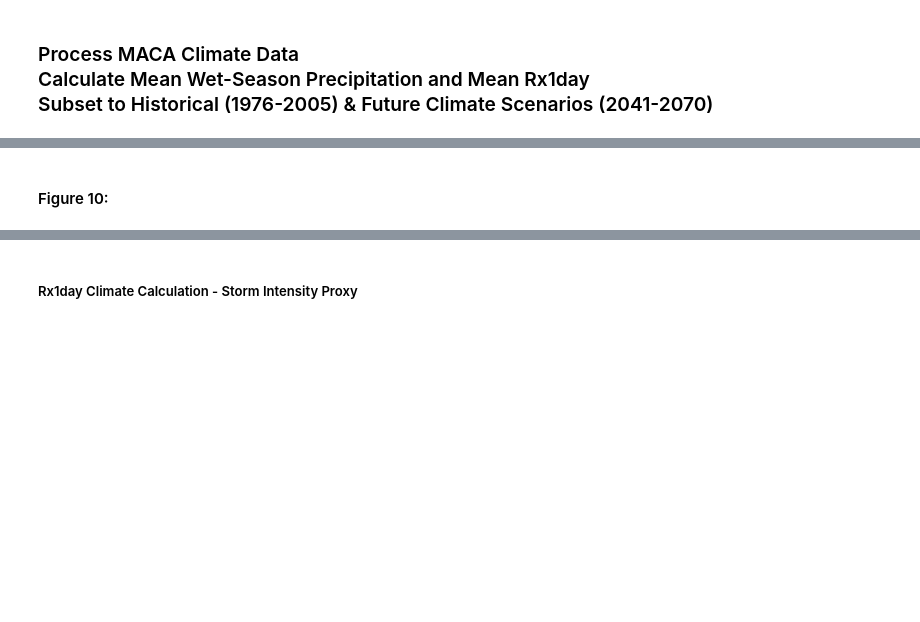
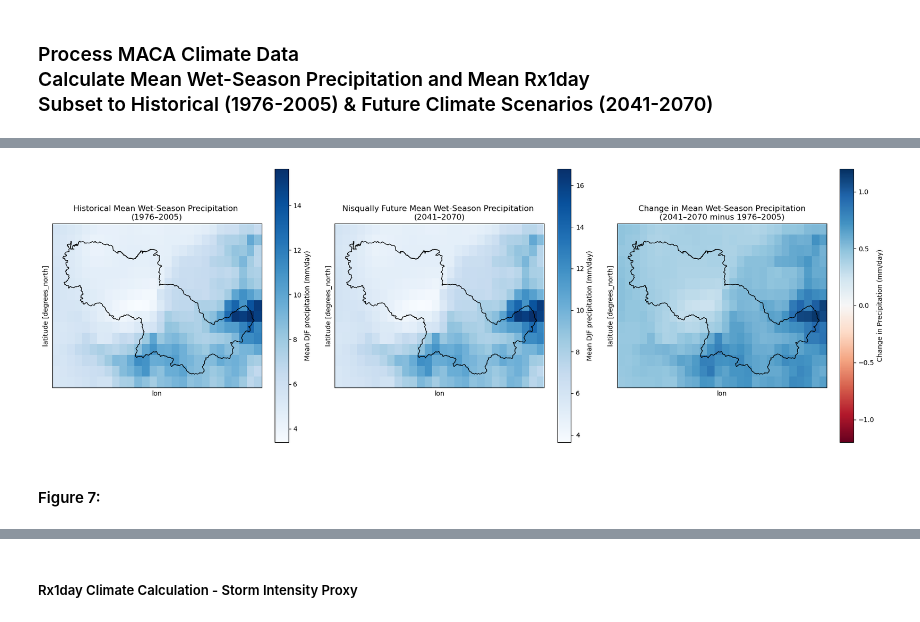
Before and after one commit to nym-veach/surface-runoff-susceptibility-model, a Jupyter notebook: notebooks/02-portfolio-runoff-blog.ipynb, the cells around one changed output, grey strips where cells are left out. Saved outputs shown, nothing was run; the diff lists cells and outputs as text; code cells hidden in the pictures; blank space fills up the shorter version.

Commit message:
created side by side plots for climate

```diff
--- a/notebooks/02-portfolio-runoff-blog.ipynb
+++ b/notebooks/02-portfolio-runoff-blog.ipynb
@@ -1309,5 +1292,56 @@ plt.show()
+# %%
+# Create figure with 3 subplots (side by side)
+fig, axes = plt.subplots(1, 3, figsize=(18, 6))
+
+# Reproject boundary once
+nisqually_4326 = nisqually_gdf.to_crs("EPSG:4326")
+
+# Historical plot
+pr_hist_wet_mean.plot(
+    ax=axes[0],
+    cmap="Blues",
+    cbar_kwargs={"label": "Mean DJF precipitation (mm/day)"}
+)
+
+nisqually_4326.boundary.plot(ax=axes[0], color="black", linewidth=1)
+axes[0].set_title("Historical Mean Wet-Season Precipitation \n(1976–2005)")
+
+# Future plot
+pr_future_wet_mean.plot(
+    ax=axes[1],
+    cmap="Blues",
+    cbar_kwargs={"label": "Mean DJF precipitation (mm/day)"}
+)
+
+nisqually_4326.boundary.plot(ax=axes[1], color="black", linewidth=1)
+axes[1].set_title("Nisqually Future Mean Wet-Season Precipitation \n(2041–2070)")
+
+# Difference Comparison plot
+portfolio_delta_pr = pr_future_wet_mean - pr_hist_wet_mean
+
+portfolio_delta_pr.plot(
+    ax=axes[2],
+    cmap="RdBu",
+    vmin=-1.2,
+    vmax=1.2,
+    cbar_kwargs={"label": "Change in Precipitation (mm/day)"}
+)
+
+nisqually_4326.boundary.plot(ax=axes[2], color="black", linewidth=1)
+axes[2].set_title("Change in Mean Wet-Season Precipitation\n(2041–2070 minus 1976–2005)")
+
+
+# Clean up axes
+for ax in axes:
+    ax.set_xticks([])
+    ax.set_yticks([])
+
+plt.tight_layout()
+plt.show()
+# %% [output]
+[figure, added]
 # %% [markdown]
-#### Figure 10:
+#### Figure 7:
 # %%
 # Double check min / max values
 print(float(delta_pr.min()))
```
Also changed, not shown: parts of 11 cells of this notebook, 1 other file.
